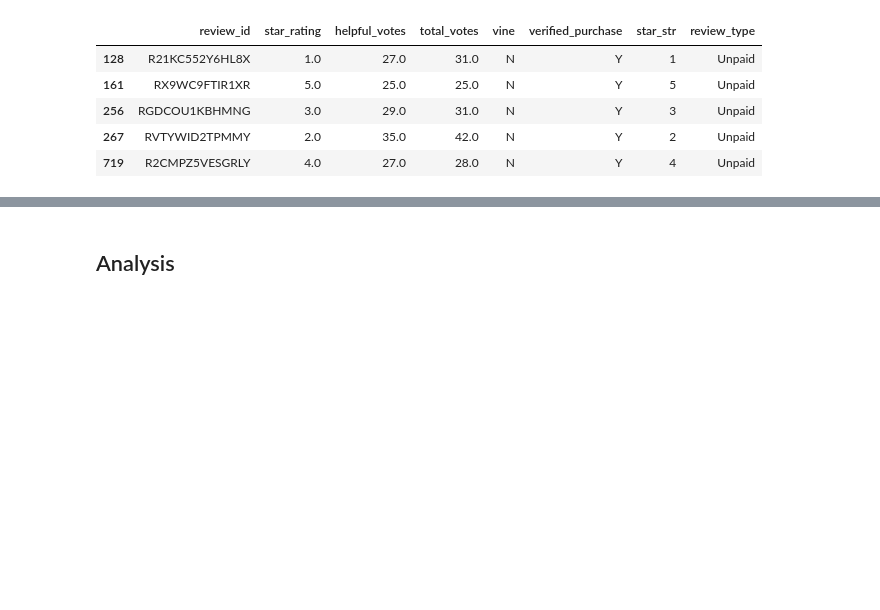
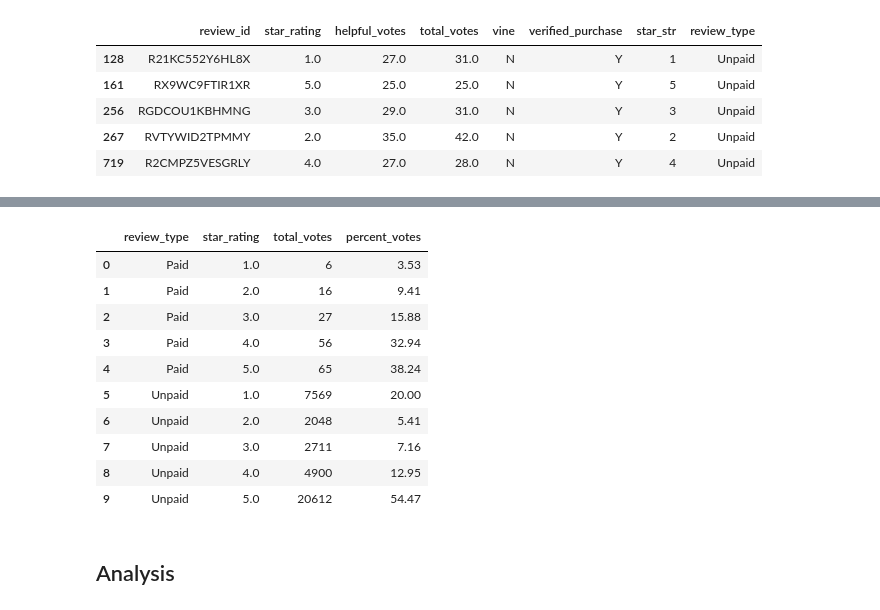
Before and after one commit to amberteets/amazon-vine-analysis, a Jupyter notebook: Vine_Review_Analysis.ipynb, the cells around one changed output, grey strips where cells are left out. Cells and saved outputs as stored; diff of their text form; code cells hidden in the pictures; blank space fills up the shorter version.

Commit message:
Combined grouped df

```diff
--- a/Vine_Review_Analysis.ipynb
+++ b/Vine_Review_Analysis.ipynb
@@ -127,3 +128,10 @@ unpaid_df.head()
 | 256 | RGDCOU1KBHMNG | 3.0 | 29.0 | 31.0 | N | Y | 3 | Unpaid |
 | 267 | RVTYWID2TPMMY | 2.0 | 35.0 | 42.0 | N | Y | 2 | Unpaid |
 | 719 | R2CMPZ5VESGRLY | 4.0 | 27.0 | 28.0 | N | Y | 4 | Unpaid |
+# %%
+# Group paid_df by star_rating
+paid_grouped_df = paid_df.groupby(['review_type','star_rating']).count().reset_index()
+paid_grouped_df = paid_grouped_df[['review_type','star_rating', 'total_votes']]
+# Add percent_votes column
+paid_grouped_df['percent_votes'] = round(paid_grouped_df['total_votes']/(paid_grouped_df['total_votes'].sum())*100, 2)
+paid_grouped_df
@@ -129,0 +145,7 @@ unpaid_df.head()
+# %%
+# Group unpaid_df by star_rating
+unpaid_grouped_df = unpaid_df.groupby(['review_type','star_rating']).count().reset_index()
+unpaid_grouped_df = unpaid_grouped_df[['review_type','star_rating', 'total_votes']]
+# Add percent_votes column
+unpaid_grouped_df['percent_votes'] = round(unpaid_grouped_df['total_votes']/(unpaid_grouped_df['total_votes'].sum())*100, 2)
+unpaid_grouped_df
@@ -130,3 +159,19 @@ unpaid_df.head()
+# %%
+# Combined grouped DataFrames
+grouped_df = paid_grouped_df.append(unpaid_grouped_df).reset_index(drop=True)
+grouped_df
+# %% [output]
+|  | review_type | star_rating | total_votes | percent_votes |
+| 0 | Paid | 1.0 | 6 | 3.53 |
+| 1 | Paid | 2.0 | 16 | 9.41 |
+| 2 | Paid | 3.0 | 27 | 15.88 |
+| 3 | Paid | 4.0 | 56 | 32.94 |
+| 4 | Paid | 5.0 | 65 | 38.24 |
+| 5 | Unpaid | 1.0 | 7569 | 20.00 |
+| 6 | Unpaid | 2.0 | 2048 | 5.41 |
+| 7 | Unpaid | 3.0 | 2711 | 7.16 |
+| 8 | Unpaid | 4.0 | 4900 | 12.95 |
+| 9 | Unpaid | 5.0 | 20612 | 54.47 |
 # %% [markdown]
 ## Analysis
 # %% [markdown]
```
Also changed, not shown: parts of 10 cells of this notebook.
